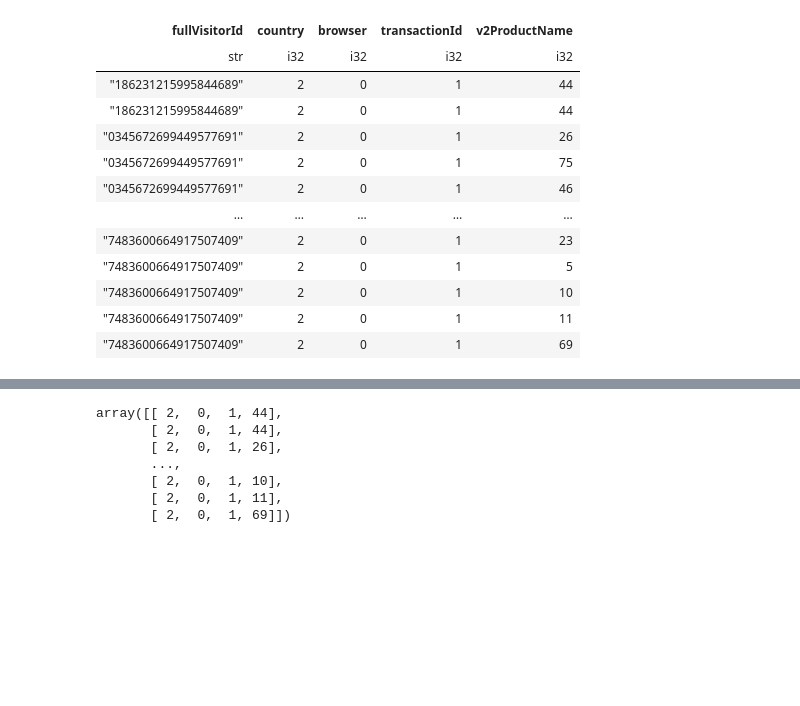
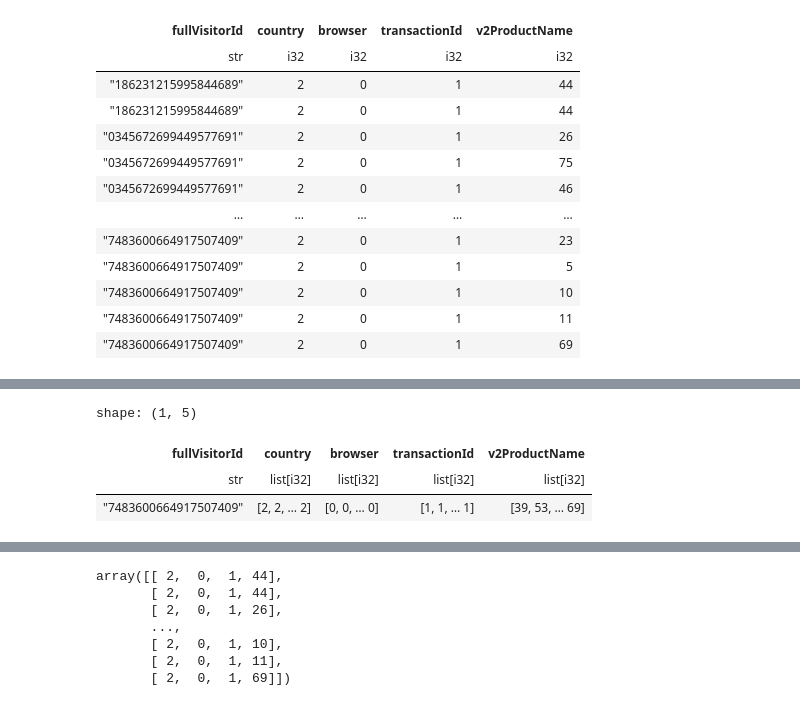
Before and after one commit to Andrew-Bordei/Data-Science, a Jupyter notebook: recommendation_system/notebooks/preprocessing.ipynb, the cells around one changed output, grey strips where cells are left out. Drawn from its saved outputs; the diff is of its cells as text; code cells hidden in the pictures; blank space fills up the shorter version.

```diff
--- a/recommendation_system/notebooks/preprocessing.ipynb
+++ b/recommendation_system/notebooks/preprocessing.ipynb
@@ -193,3 +198,10 @@ shape: (60, 5)
+# %%
+user_profiles.filter(pl.col('fullVisitorId') == '7483600664917507409')
+# %% [output]
+shape: (1, 5)
+| fullVisitorId | country | browser | transactionId | v2ProductName |
+| str | list[i32] | list[i32] | list[i32] | list[i32] |
+| "7483600664917507409" | [2, 2, … 2] | [0, 0, … 0] | [1, 1, … 1] | [39, 53, … 69] |
 # %%
 user_profiles_no_id = user_profiles.drop('fullVisitorId')
 user_profiles_no_id = user_profiles_no_id.to_numpy()
```
Also changed, not shown: parts of 7 cells of this notebook, 3 other files.
